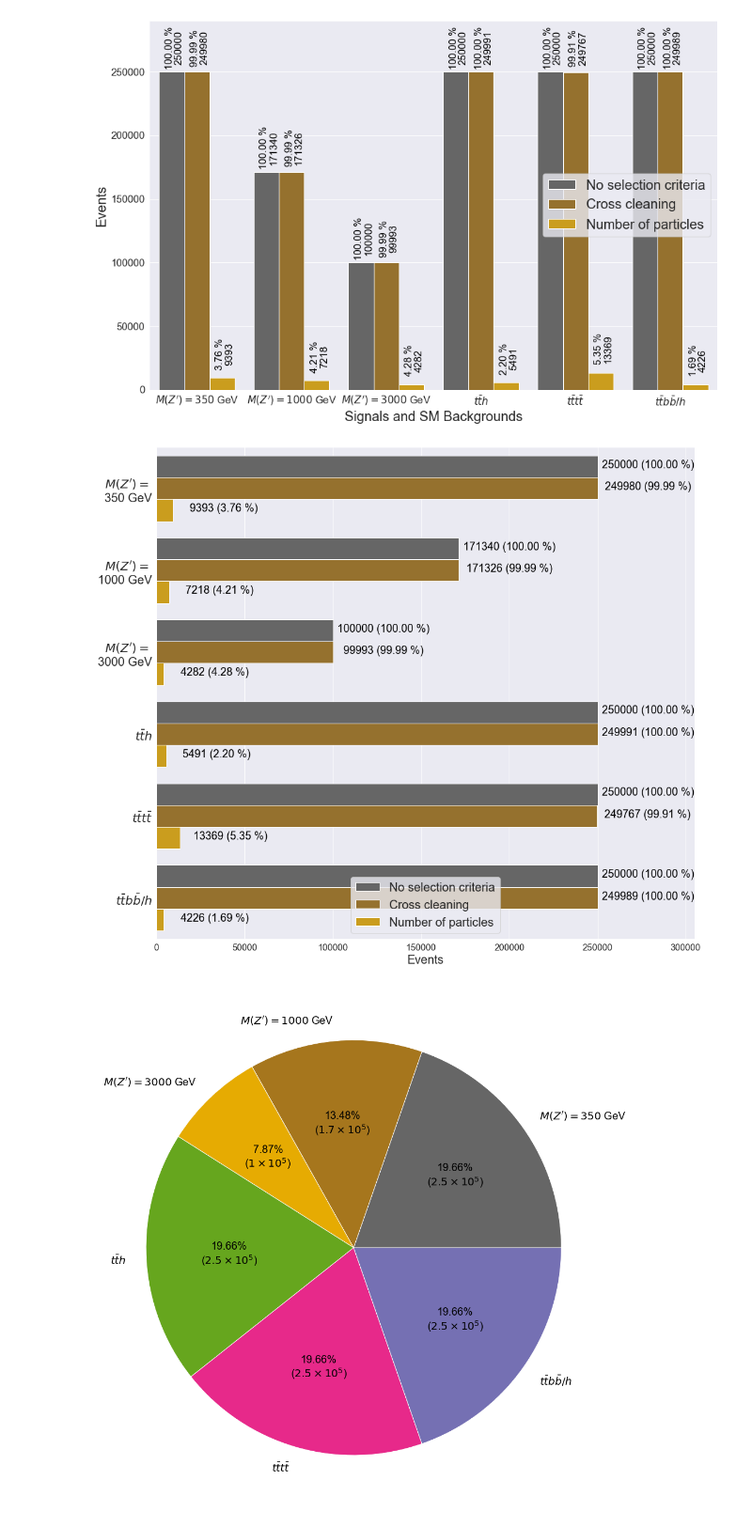
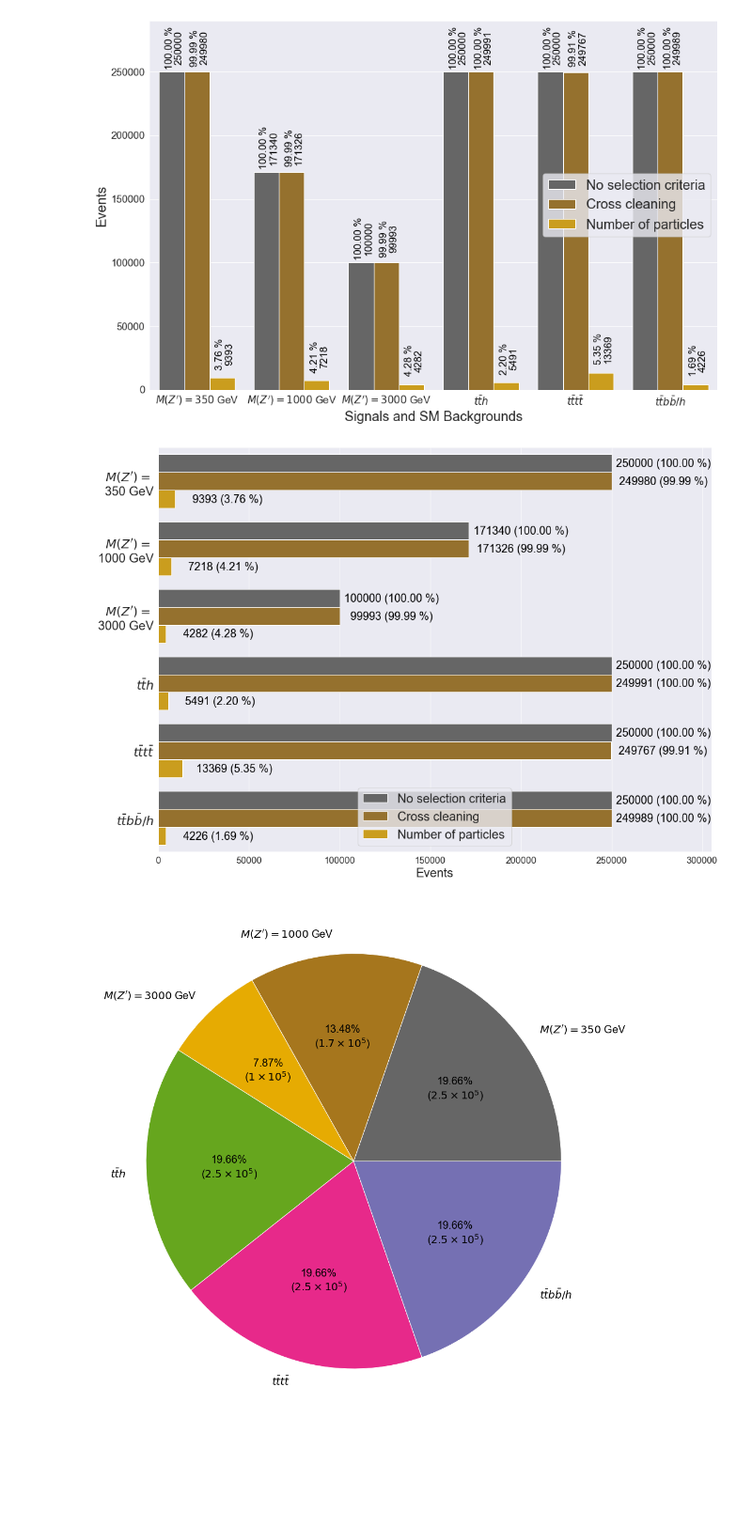
Before and after one commit to Spoksonat/Master_Thesis, a Jupyter notebook: datos_tesis.ipynb, the cells around one changed output. Shown at 94% size. Drawn from its saved outputs; the diff is of its cells as text; code cells hidden in the pictures; blank space fills up the shorter version.

```diff
--- a/datos_tesis.ipynb
+++ b/datos_tesis.ipynb
@@ -457,44 +461,44 @@ plt.savefig("Images/Events_and_efficiencies.png")
 [figure]
 # %%
 if(dark_mode==True):
-    plt.figure(figsize=(16,15), facecolor=black_darkmode)
+    plt.figure(figsize=(16,12), facecolor=black_darkmode)
 
 else:
-    plt.figure(figsize=(16,15))
+    plt.figure(figsize=(16,12))
 
 
 
 barplt = sns.barplot(y="signal_mod", x="events", hue="cuts", data=df_cuts, palette=colors, orient="h")
 plt.xticks(fontsize=15)
 plt.yticks(fontsize=20)
 legend = plt.legend(fontsize=20, loc="lower center")
 plt.ylabel("",fontsize=20)
 plt.xlabel("Events", fontsize=20)
 #barplt.set(yscale="log")
 #plt.ylim(ymax=np.amax(df_cuts["events"])+300000)
 plt.xlim(xmax=np.amax(df_cuts["events"])+55000)
 if (dark_mode==True):
     textcolor = text_darkmode
 else:
     textcolor = "k"
 
 for i,p in enumerate(barplt.patches):
     barplt.annotate("{1} ({0} %)".format(format(df_cuts["norm_events"][i]*100, ".2f") ,format(p.get_width(), '.0f')), (p.get_x() + p.get_width(), p.get_y()),
     ha = 'center', va = 'center', xytext = (84, -15), textcoords = 'offset points', fontsize=18, color=textcolor)
 
 if(dark_mode==True):
     barplt.tick_params(axis='x', colors=text_darkmode)
     barplt.tick_params(axis='y', colors=text_darkmode)
     barplt.xaxis.label.set_color(text_darkmode)
     barplt.yaxis.label.set_color(text_darkmode)
     legend.get_frame().set_color(black_darkmode)
     for text in legend.get_texts():
         text.set_color(text_darkmode)
     barplt.set_facecolor(black_darkmode)
 
 plt.savefig("Images/Events_and_efficiencies_h.png")
 # %% [output]
-[figure, old version]
+[figure, new version]
 # %%
 colors = colormaps(signals, colormap)
 if(dark_mode==True):
```
Also changed, not shown: parts of 2 cells of this notebook.
